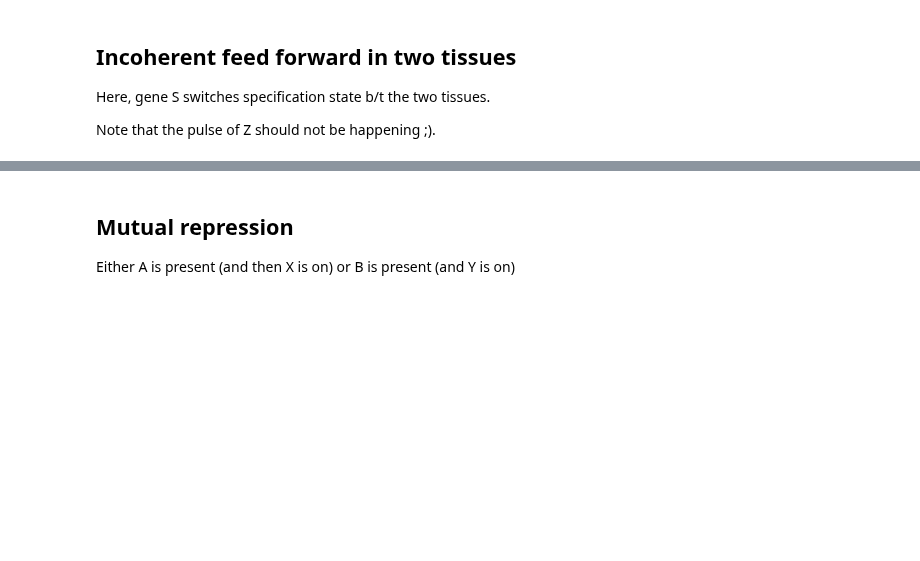
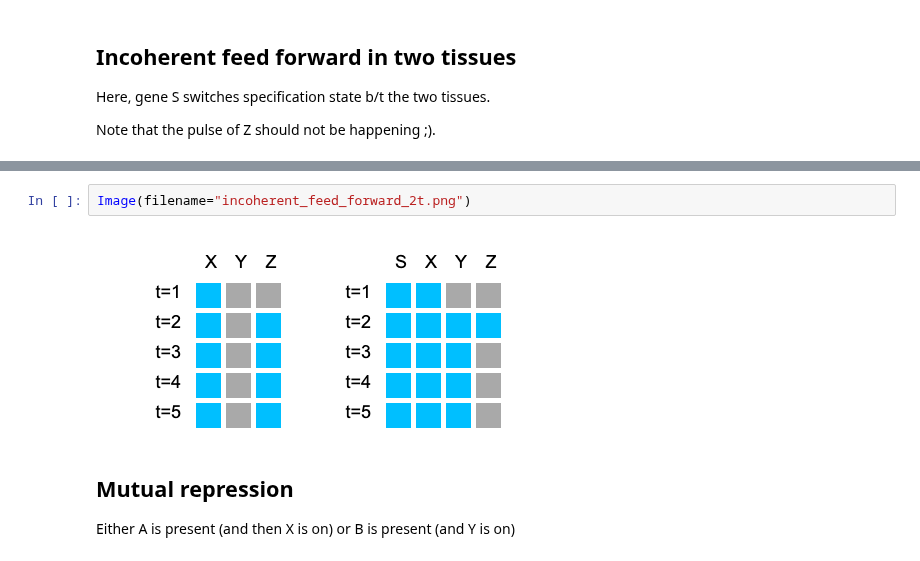
Before and after one commit to dinkum-bio/dinkum, a Jupyter notebook: notebooks/basic-drawing.ipynb, the cells around one changed output, grey strips where cells are left out. Cells and saved outputs as stored; diff of their text form; blank space fills up the shorter version.

```diff
--- a/notebooks/basic-drawing.ipynb
+++ b/notebooks/basic-drawing.ipynb
@@ -85,6 +101,10 @@ mp = MultiTissuePanel(states=states, tissue_names=['M', 'N'])
 mp.draw(is_active_fn)
 # %% [output]
 [interactive output not drawn]
+# %%
+Image(filename="incoherent_feed_forward_2t.png")
+# %% [output]
+[figure, added]
 # %% [markdown]
 ## Mutual repression
 
```
Also changed, not shown: parts of 13 cells of this notebook, 13 other files.
